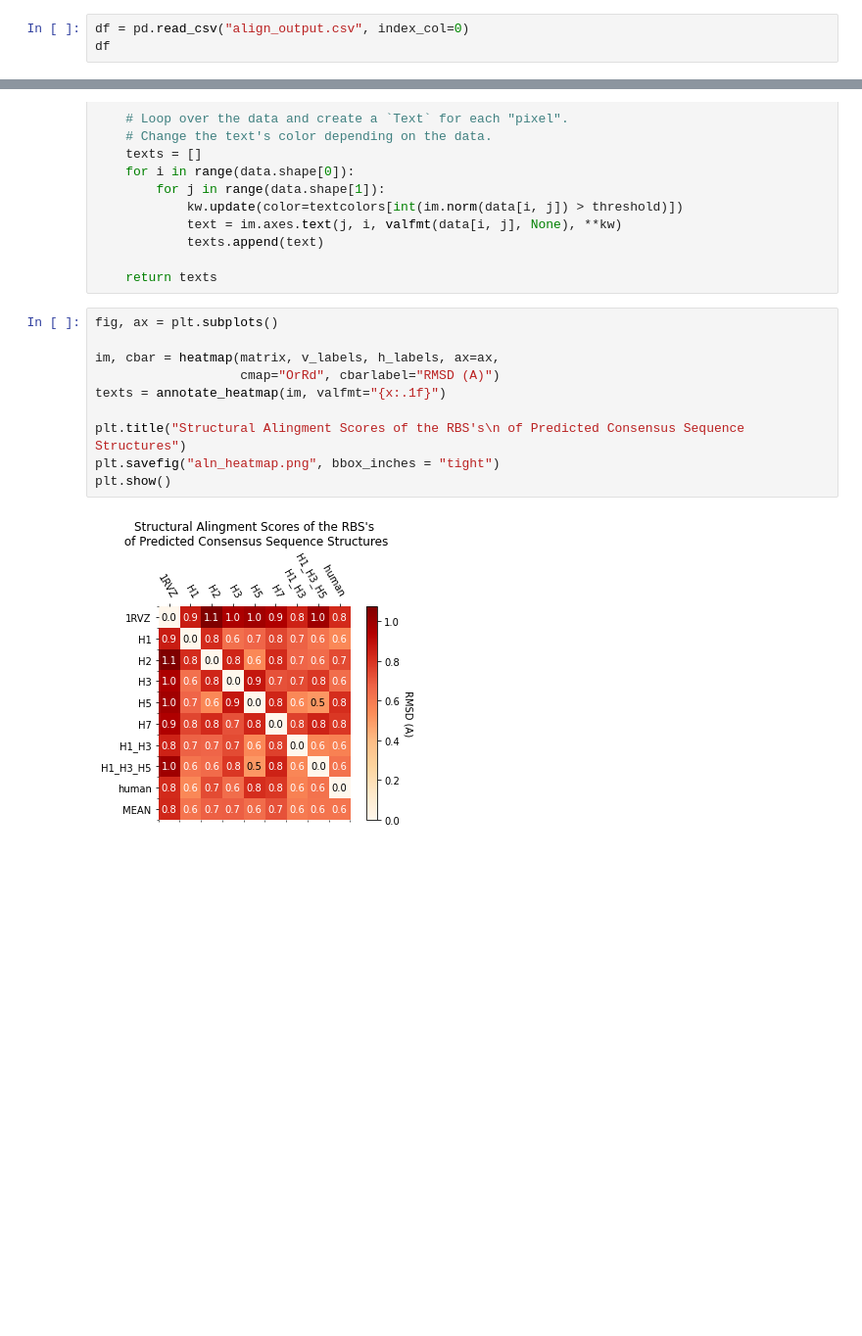
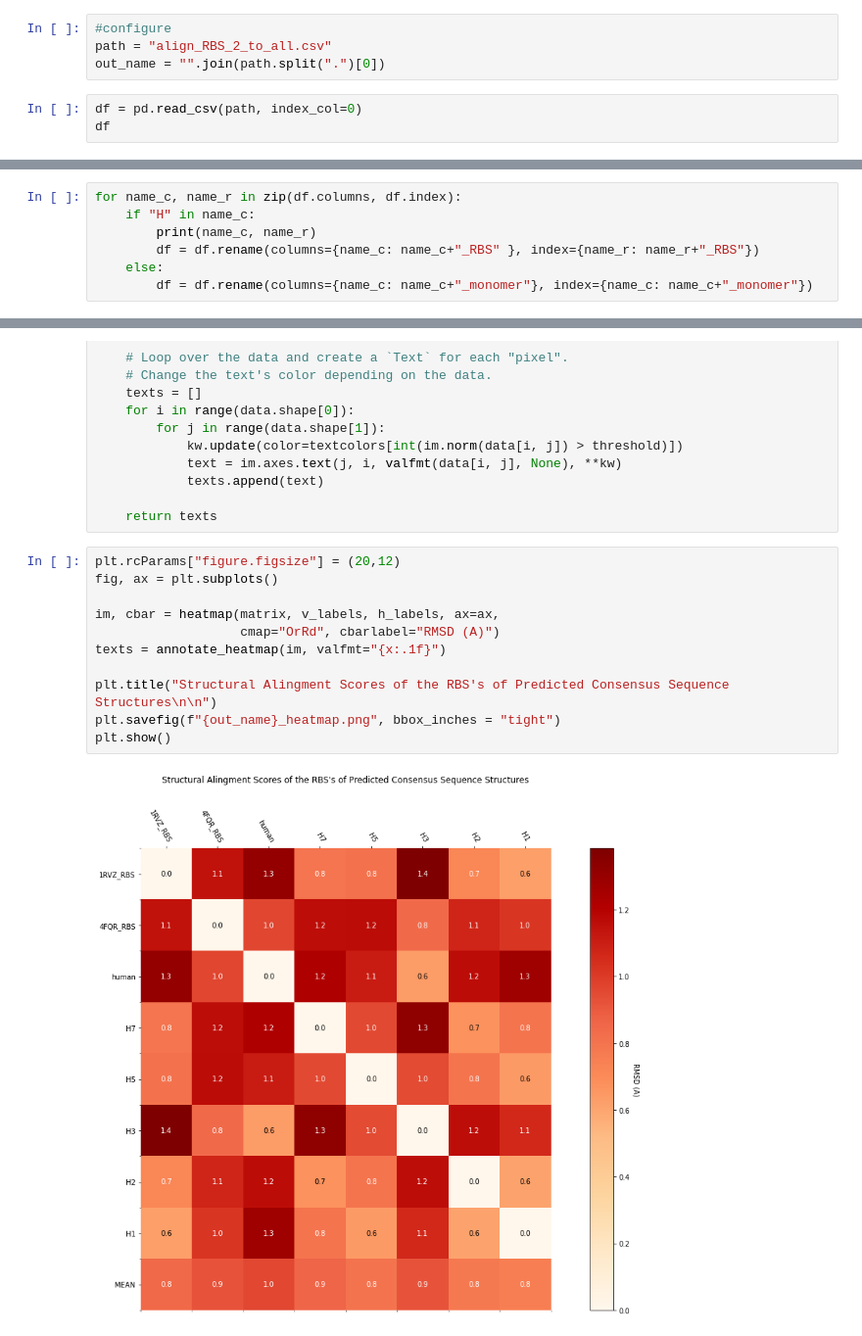
Before and after one commit to berkyalcinkaya/vaccine_design, a Jupyter notebook: create_alignment_heatmap.ipynb, the cells around one changed output, grey strips where cells are left out. Shown: that part at 98% size. Saved outputs shown, nothing was run; the diff lists cells and outputs as text; blank space fills up the shorter version.

```diff
--- a/create_alignment_heatmap.ipynb
+++ b/create_alignment_heatmap.ipynb
@@ -3,7 +3,11 @@ import pandas as pd
 import numpy as np
 from matplotlib import pyplot as plt
 import matplotlib
+# %%
+#configure
+path = "align_RBS_2_to_all.csv"
+out_name = "".join(path.split(".")[0])
 # %%
-df = pd.read_csv("align_output.csv", index_col=0)
+df = pd.read_csv(path, index_col=0)
 df
 # %% [output]
@@ -31,0 +35,7 @@ df.describe()
+# %%
+for name_c, name_r in zip(df.columns, df.index):
+    if "H" in name_c:
+        print(name_c, name_r)
+        df = df.rename(columns={name_c: name_c+"_RBS" }, index={name_r: name_r+"_RBS"})
+    else:
+        df = df.rename(columns={name_c: name_c+"_monomer"}, index={name_c: name_c+"_monomer"})
@@ -195,14 +223,15 @@ def annotate_heatmap(im, data=None, valfmt="{x:.2f}",
 
     return texts
 # %%
+plt.rcParams["figure.figsize"] = (20,12)
 fig, ax = plt.subplots()
 
 im, cbar = heatmap(matrix, v_labels, h_labels, ax=ax,
                    cmap="OrRd", cbarlabel="RMSD (A)")
 texts = annotate_heatmap(im, valfmt="{x:.1f}")
 
-plt.title("Structural Alingment Scores of the RBS's\n of Predicted Consensus Sequence Structures")
-plt.savefig("aln_heatmap.png", bbox_inches = "tight")
+plt.title("Structural Alingment Scores of the RBS's of Predicted Consensus Sequence Structures\n\n")
+plt.savefig(f"{out_name}_heatmap.png", bbox_inches = "tight")
 plt.show()
 # %% [output]
-[figure, old version]
+[figure, new version]
```
Also changed, not shown: parts of 8 cells of this notebook, 10 other files.
